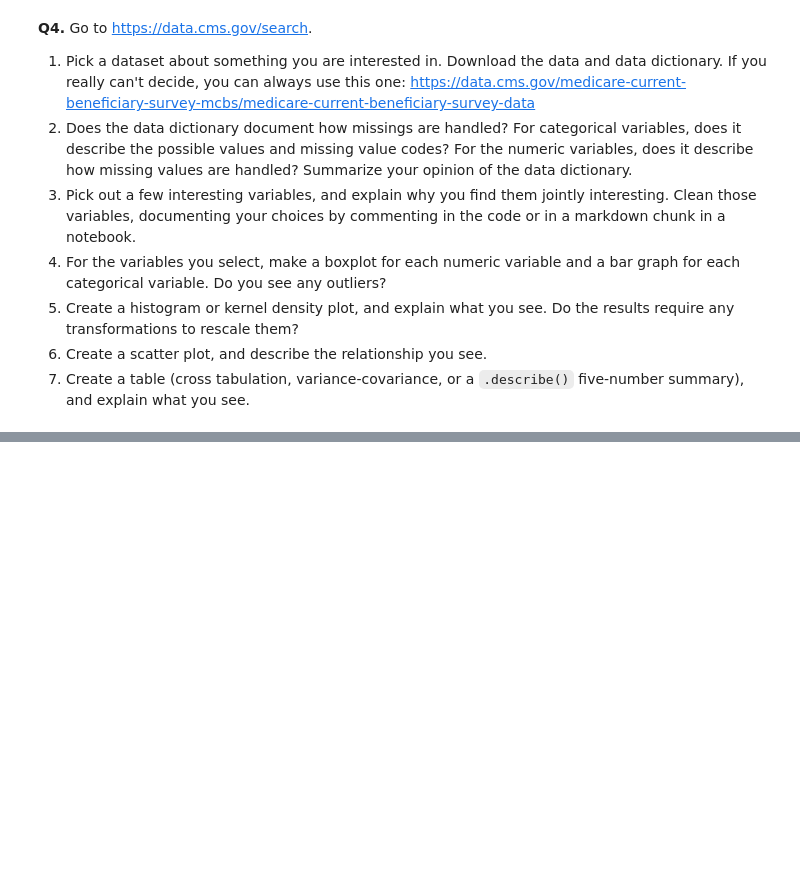
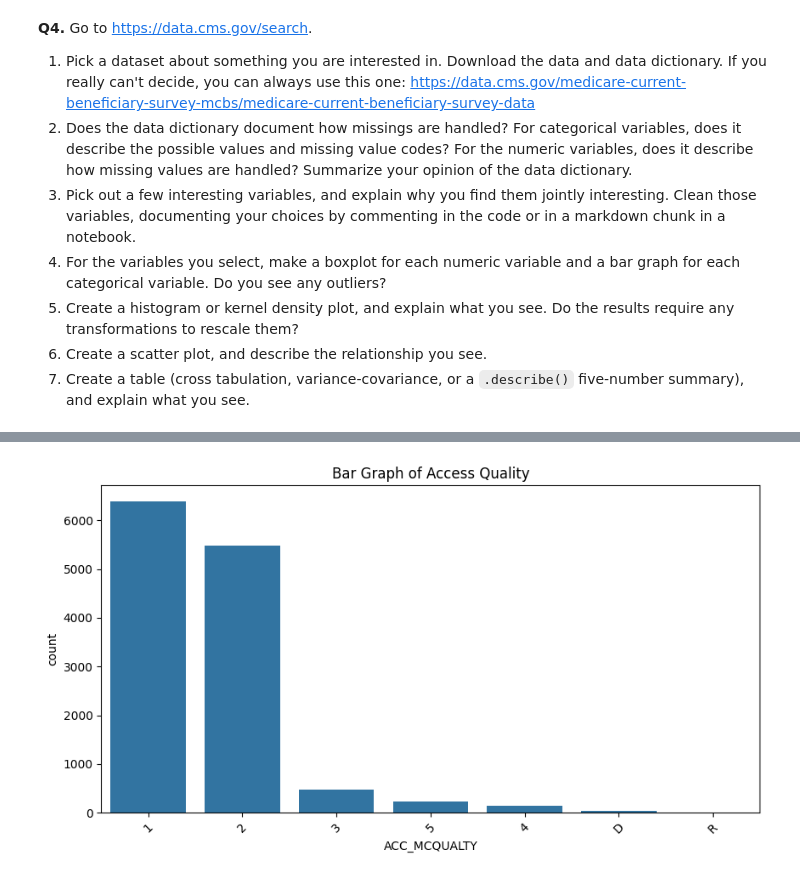
Before and after one commit to CelestineNguyen/DS3001_visualization, a Jupyter notebook: assignment/assignment.ipynb, the cells around one changed output, grey strips where cells are left out. Saved outputs shown, nothing was run; the diff lists cells and outputs as text; code cells hidden in the pictures; blank space fills up the shorter version.

```diff
--- a/assignment/assignment.ipynb
+++ b/assignment/assignment.ipynb
@@ -241,0 +295,9 @@ For some context, the Federal government ultimately spent about $4.4 trillion in
+# %%
+# Bar graph for Access Quality
+plt.figure(figsize=(10, 5))
+sns.countplot(data=data, x='ACC_MCQUALTY')
+plt.title('Bar Graph of Access Quality')
+plt.xticks(rotation=45)
+plt.show()
+# %% [output]
+[figure, added]
```
Also changed, not shown: parts of 9 cells of this notebook.
